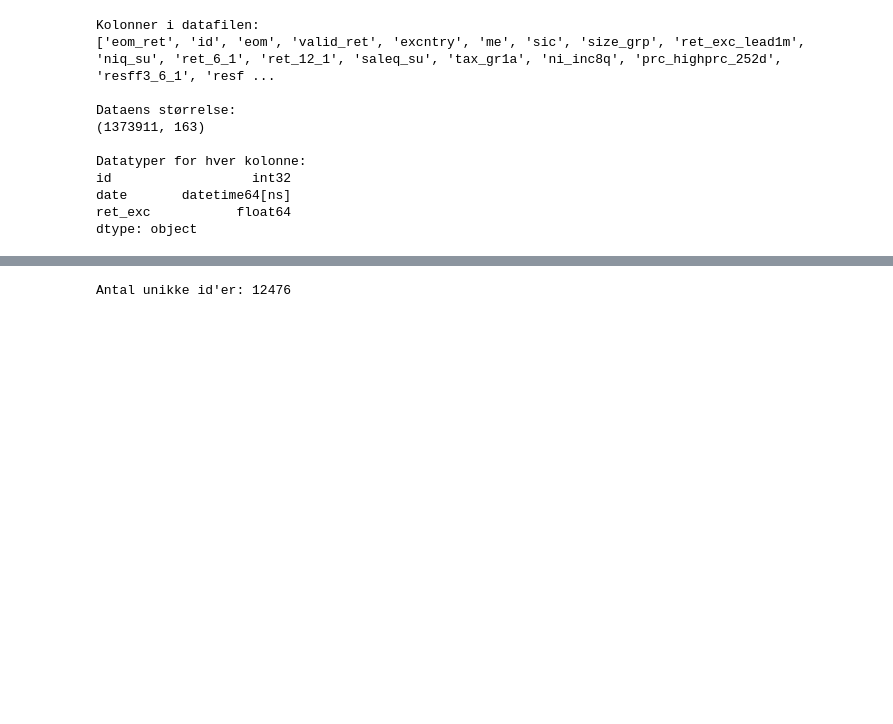
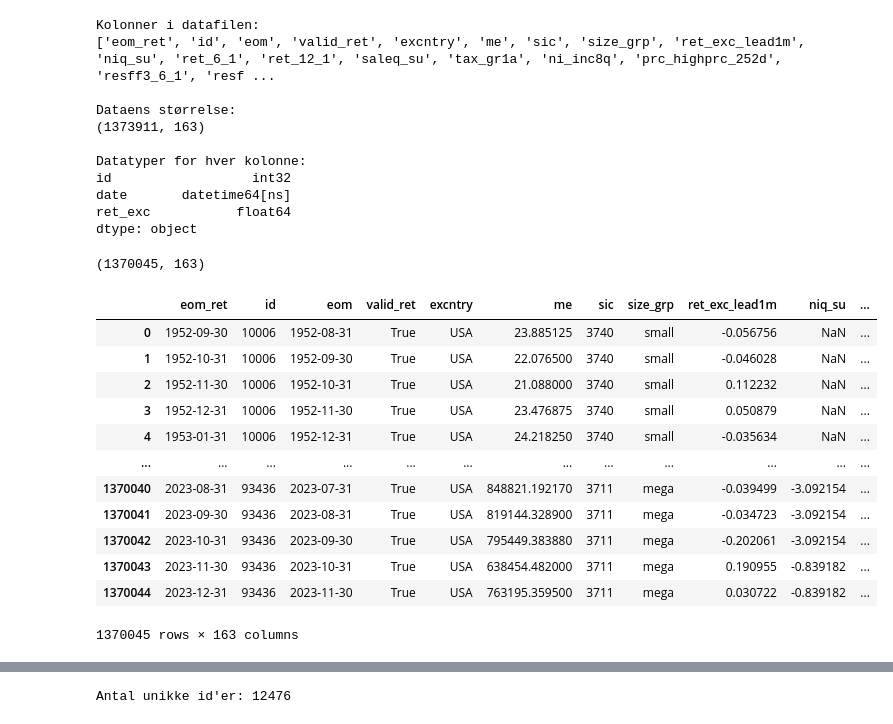
Before and after one commit to Hedegaard9/Master, a Jupyter notebook: data_analysis.ipynb, the cells around one changed output, grey strips where cells are left out. Drawn from its saved outputs; the diff is of its cells as text; code cells hidden in the pictures; blank space fills up the shorter version.

```diff
--- a/data_analysis.ipynb
+++ b/data_analysis.ipynb
@@ -174,0 +195,20 @@ dtype: object
+# %%
+df_usa.shape
+# %% [output]
+(1370045, 163)
+# %%
+df_usa
+# %% [output]
+|  | eom_ret | id | eom | valid_ret | excntry | me | sic | size_grp | ret_exc_lead1m | niq_su | ... |
+| 0 | 1952-09-30 | 10006 | 1952-08-31 | True | USA | 23.885125 | 3740 | small | -0.056756 | NaN | ... |
+| 1 | 1952-10-31 | 10006 | 1952-09-30 | True | USA | 22.076500 | 3740 | small | -0.046028 | NaN | ... |
+| 2 | 1952-11-30 | 10006 | 1952-10-31 | True | USA | 21.088000 | 3740 | small | 0.112232 | NaN | ... |
+| 3 | 1952-12-31 | 10006 | 1952-11-30 | True | USA | 23.476875 | 3740 | small | 0.050879 | NaN | ... |
+| 4 | 1953-01-31 | 10006 | 1952-12-31 | True | USA | 24.218250 | 3740 | small | -0.035634 | NaN | ... |
+| ... | ... | ... | ... | ... | ... | ... | ... | ... | ... | ... | ... |
+| 1370040 | 2023-08-31 | 93436 | 2023-07-31 | True | USA | 848821.192170 | 3711 | mega | -0.039499 | -3.092154 | ... |
+| 1370041 | 2023-09-30 | 93436 | 2023-08-31 | True | USA | 819144.328900 | 3711 | mega | -0.034723 | -3.092154 | ... |
+| 1370042 | 2023-10-31 | 93436 | 2023-09-30 | True | USA | 795449.383880 | 3711 | mega | -0.202061 | -3.092154 | ... |
+| 1370043 | 2023-11-30 | 93436 | 2023-10-31 | True | USA | 638454.482000 | 3711 | mega | 0.190955 | -0.839182 | ... |
+| 1370044 | 2023-12-31 | 93436 | 2023-11-30 | True | USA | 763195.359500 | 3711 | mega | 0.030722 | -0.839182 | ... |
+1370045 rows × 163 columns
```
Also changed, not shown: parts of 10 cells of this notebook.
